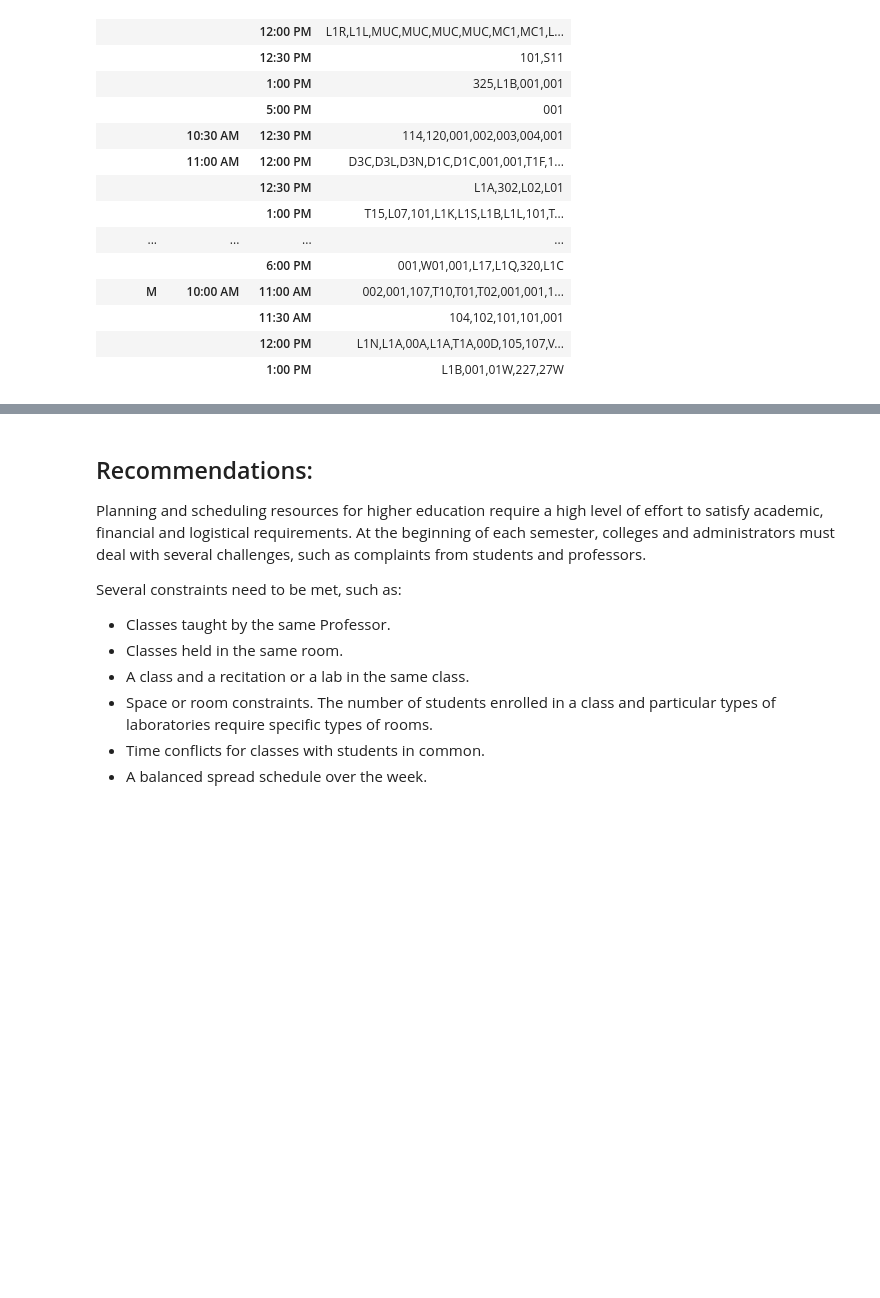
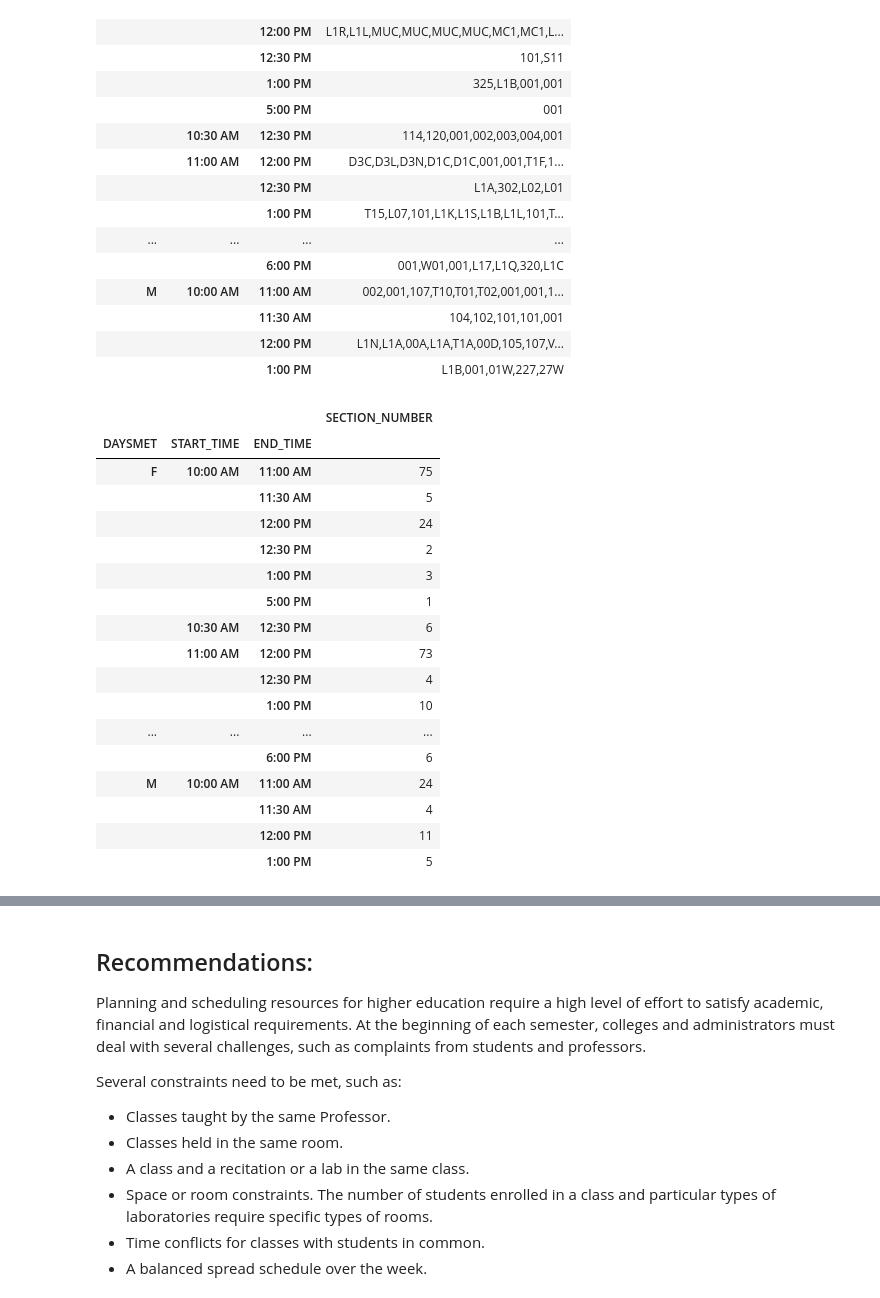
Before and after one commit to lucarli/University-Schedule-Analysis, a Jupyter notebook: ScheduleAnalysis.ipynb, the cells around one changed output, grey strips where cells are left out. Drawn from its saved outputs; the diff is of its cells as text; code cells hidden in the pictures; blank space fills up the shorter version.

```diff
--- a/ScheduleAnalysis.ipynb
+++ b/ScheduleAnalysis.ipynb
@@ -270,3 +270,28 @@ sDist.head(50)
 |  |  | 1:00 PM | L1B,001,01W,227,27W |
 # %%
 sDist.to_excel(r'SectionsDistributions.xlsx', index = True)
+# %%
+import numpy as np
+
+sCount = df2.groupby(['DAYSMET', 'START_TIME', 'END_TIME']).agg({'SECTION_NUMBER': np.sum, 'SECTION_NUMBER': pd.Series.nunique})
+
+sCount.head(50)
+# %% [output]
+|  |  |  | SECTION_NUMBER |
+| DAYSMET | START_TIME | END_TIME |  |
+| F | 10:00 AM | 11:00 AM | 75 |
+|  |  | 11:30 AM | 5 |
+|  |  | 12:00 PM | 24 |
+|  |  | 12:30 PM | 2 |
+|  |  | 1:00 PM | 3 |
+|  |  | 5:00 PM | 1 |
+|  | 10:30 AM | 12:30 PM | 6 |
+|  | 11:00 AM | 12:00 PM | 73 |
+|  |  | 12:30 PM | 4 |
+|  |  | 1:00 PM | 10 |
+| ... | ... | ... | ... |
+|  |  | 6:00 PM | 6 |
+| M | 10:00 AM | 11:00 AM | 24 |
+|  |  | 11:30 AM | 4 |
+|  |  | 12:00 PM | 11 |
+|  |  | 1:00 PM | 5 |
```
Also changed, not shown: parts of 7 cells of this notebook.
